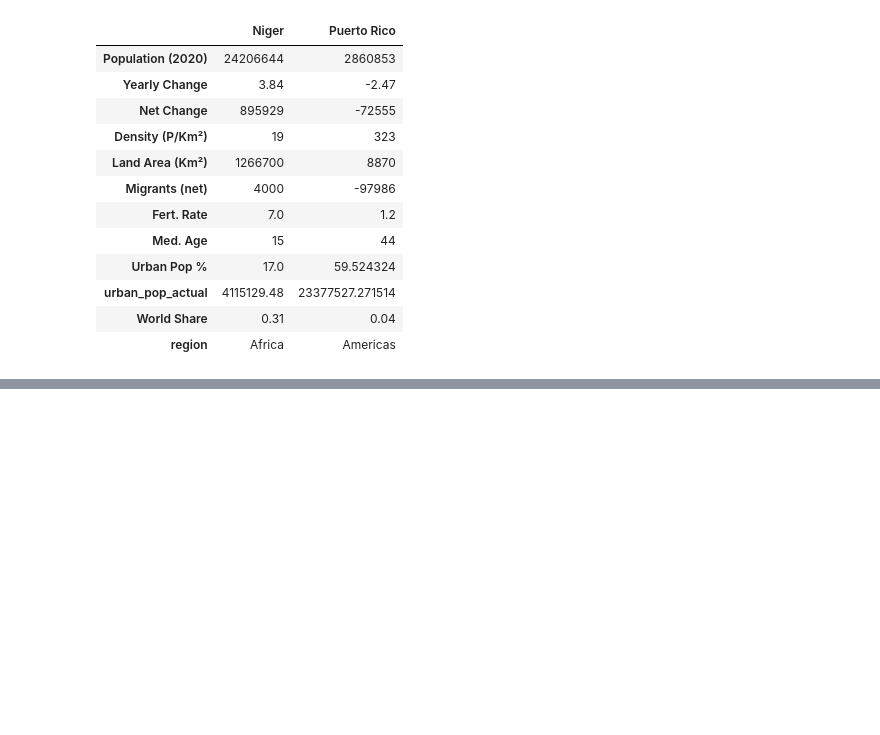
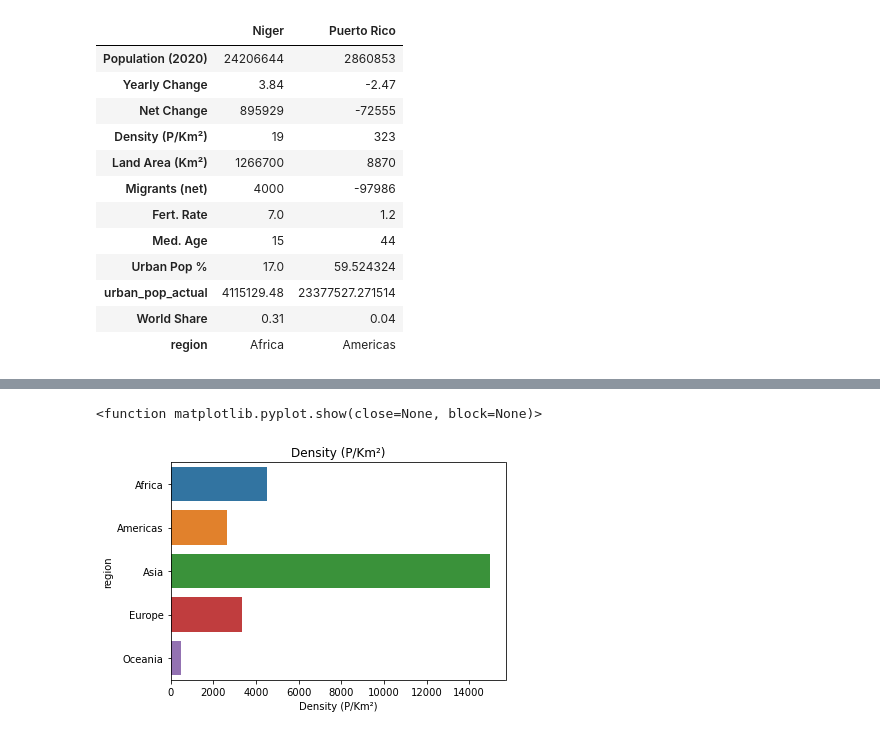
Before and after one commit to allisondonohue/UCDPA_allisondonohue, a Jupyter notebook: world_cont_wip01.05.2022V2.ipynb, the cells around one changed output, grey strips where cells are left out. Cells and saved outputs as stored; diff of their text form; code cells hidden in the pictures; blank space fills up the shorter version.

```diff
--- a/world_cont_wip01.05.2022V2.ipynb
+++ b/world_cont_wip01.05.2022V2.ipynb
@@ -559,0 +597,6 @@ plt.show
+# %%
+sns.barplot(data = continent_totals_ri, x = "Density (P/Km²)",  y = "region").set(title= "Density (P/Km²)")
+plt.show
+# %% [output]
+<function matplotlib.pyplot.show(close=None, block=None)>
+[figure, added]
```
Also changed, not shown: parts of 47 cells of this notebook.
